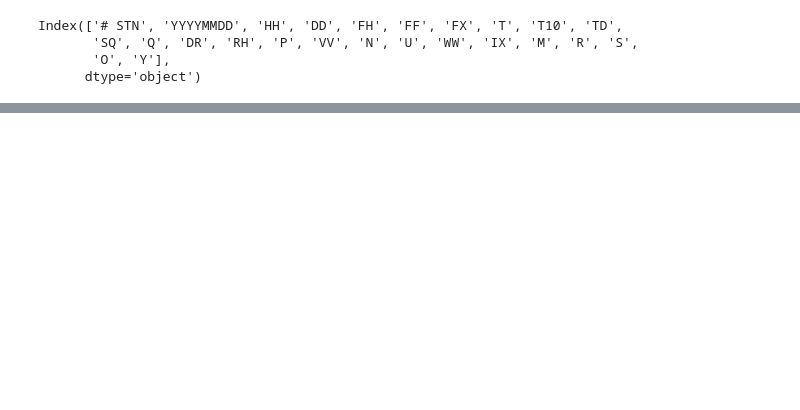
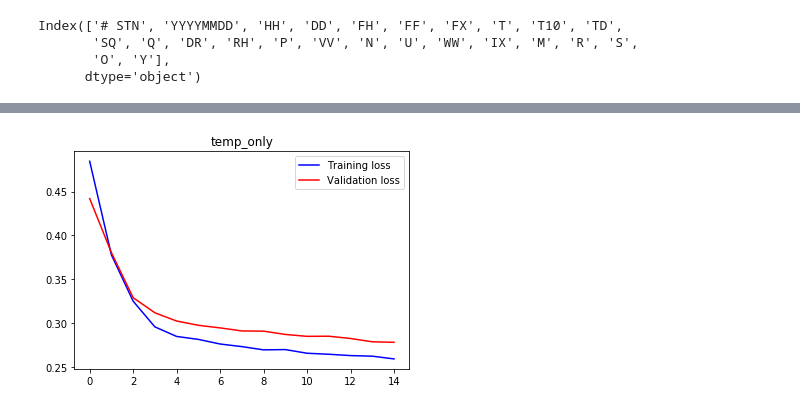
Before and after one commit to jrnhofman/Miscellaneous, a Jupyter notebook: temperature_prediction_with_rnns/hourly_temperature_prediction.ipynb, the cells around one changed output, grey strips where cells are left out. Cells and saved outputs as stored; diff of their text form; code cells hidden in the pictures; blank space fills up the shorter version.

```diff
--- a/temperature_prediction_with_rnns/hourly_temperature_prediction.ipynb
+++ b/temperature_prediction_with_rnns/hourly_temperature_prediction.ipynb
@@ -109,0 +239,18 @@ hourly_data
+# %%
+BATCH_SIZE = 256
+BUFFER_SIZE = 10000
+
+train = tf.data.Dataset.from_tensor_slices((x_train, y_train))
+train = train.cache().shuffle(BUFFER_SIZE).batch(BATCH_SIZE).repeat()
+
+val = tf.data.Dataset.from_tensor_slices((x_val, y_val))
+val = val.batch(BATCH_SIZE).repeat()
+# %%
+simple_lstm_model = tf.keras.models.Sequential([
+
+    tf.keras.layers.LSTM(32,return_sequences=True,input_shape=x_train.shape[-2:]),
+    tf.keras.layers.LSTM(16, activation='relu'),
+    tf.keras.layers.Dense(target_size)
+])
+
+simple_lstm_model.compile(optimizer=tf.keras.optimizers.Adam(learning_rate=5e-4), loss='mae')
@@ -109,0 +266,5 @@ hourly_data
+# %%
+EVALUATION_INTERVAL = 200
+EPOCHS = 15
+
+records = simple_lstm_model.fit(train, epochs=EPOCHS, validation_data=val, steps_per_epoch=EVALUATION_INTERVAL, validation_steps=50)
@@ -109,0 +289,20 @@ hourly_data
+# %%
+# Again credit to https://www.tensorflow.org/tutorials/structured_data/time_series
+def plot_train_history(history, title):
+    loss = history.history['loss']
+    val_loss = history.history['val_loss']
+
+    epochs = range(len(loss))
+
+    plt.figure()
+
+    plt.plot(epochs, loss, 'b', label='Training loss')
+    plt.plot(epochs, val_loss, 'r', label='Validation loss')
+    plt.title(title)
+    plt.legend()
+
+    plt.show()
+# %%
+plot_train_history(records,'temp_only')
+# %% [output]
+[figure, added]
```
Also changed, not shown: parts of 57 cells of this notebook, 3 other files.
